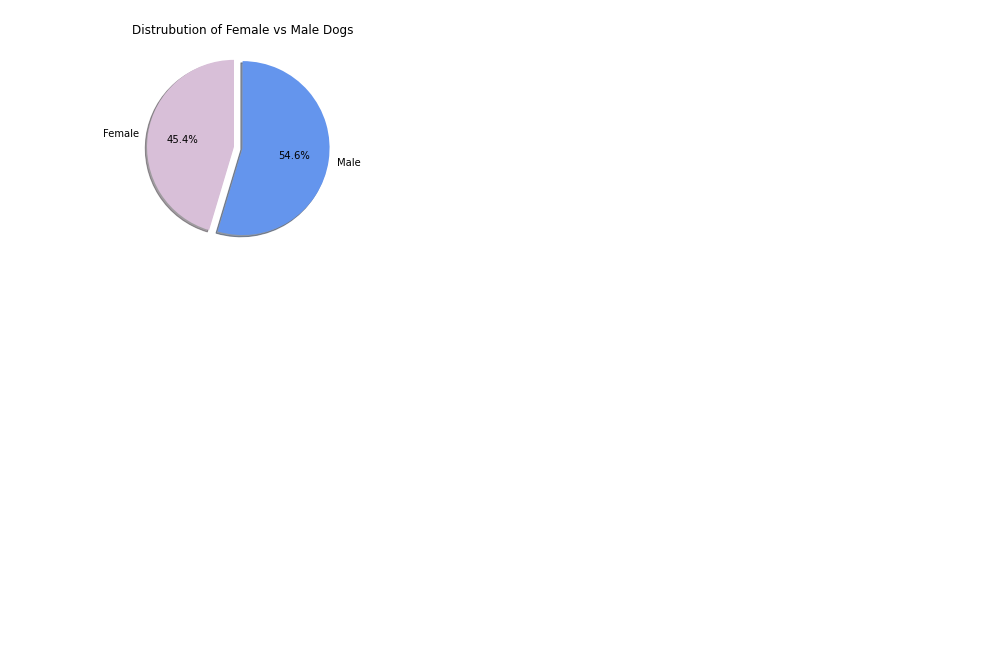
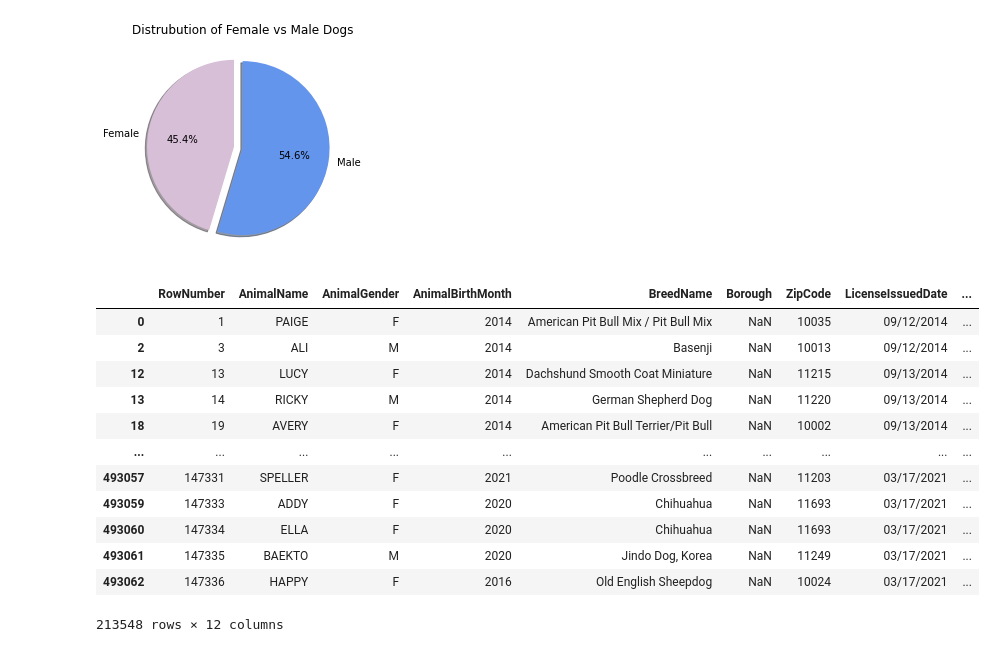
Before and after one commit to ahreed304/dog-names, a Jupyter notebook: python/main.ipynb, the cells around one changed output. Drawn from its saved outputs; the diff is of its cells as text; code cells hidden in the pictures; blank space fills up the shorter version.

Commit message:
filtered pet name data

```diff
--- a/python/main.ipynb
+++ b/python/main.ipynb
@@ -46,3 +46,28 @@ gender_pie = plt.pie(sizes, explode=explode, labels=labels, colors=colors,
         autopct="%1.1f%%", shadow=True, startangle=90)
 # %% [output]
 [figure]
+# %%
+# data.groupby(['AnimalBirthMonth'], as_index=False).count()
+
+filtered_names = ["UNKOWN", "NAME NOT PROVIDED"]
+
+data_filtered = data[data['AnimalBirthMonth'] >= 2014]
+data_filtered = data_filtered[data['AnimalName'] != "UNKNOWN"]
+data_filtered = data_filtered[data['AnimalName'] != "NAME NOT PROVIDED"]
+data_filtered['temp'] = data_filtered['ZipCode'] + data_filtered['AnimalBirthMonth']
+
+data_filtered
+# %% [output]
+|  | RowNumber | AnimalName | AnimalGender | AnimalBirthMonth | BreedName | Borough | ZipCode | LicenseIssuedDate | ... |
+| 0 | 1 | PAIGE | F | 2014 | American Pit Bull Mix / Pit Bull Mix | NaN | 10035 | 09/12/2014 | ... |
+| 2 | 3 | ALI | M | 2014 | Basenji | NaN | 10013 | 09/12/2014 | ... |
+| 12 | 13 | LUCY | F | 2014 | Dachshund Smooth Coat Miniature | NaN | 11215 | 09/13/2014 | ... |
+| 13 | 14 | RICKY | M | 2014 | German Shepherd Dog | NaN | 11220 | 09/13/2014 | ... |
+| 18 | 19 | AVERY | F | 2014 | American Pit Bull Terrier/Pit Bull | NaN | 10002 | 09/13/2014 | ... |
+| ... | ... | ... | ... | ... | ... | ... | ... | ... | ... |
+| 493057 | 147331 | SPELLER | F | 2021 | Poodle Crossbreed | NaN | 11203 | 03/17/2021 | ... |
+| 493059 | 147333 | ADDY | F | 2020 | Chihuahua | NaN | 11693 | 03/17/2021 | ... |
+| 493060 | 147334 | ELLA | F | 2020 | Chihuahua | NaN | 11693 | 03/17/2021 | ... |
+| 493061 | 147335 | BAEKTO | M | 2020 | Jindo Dog, Korea | NaN | 11249 | 03/17/2021 | ... |
+| 493062 | 147336 | HAPPY | F | 2016 | Old English Sheepdog | NaN | 10024 | 03/17/2021 | ... |
+213548 rows × 12 columns
```
Also changed, not shown: parts of 1 cell of this notebook.
